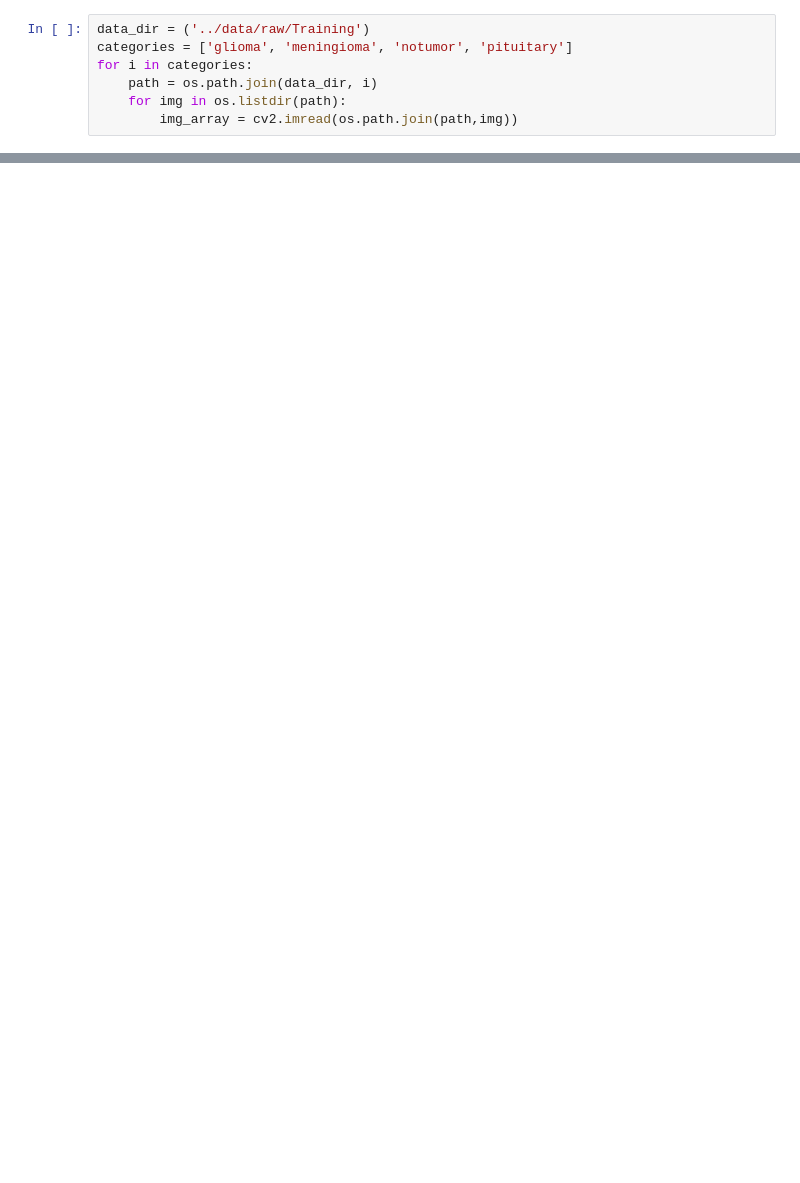
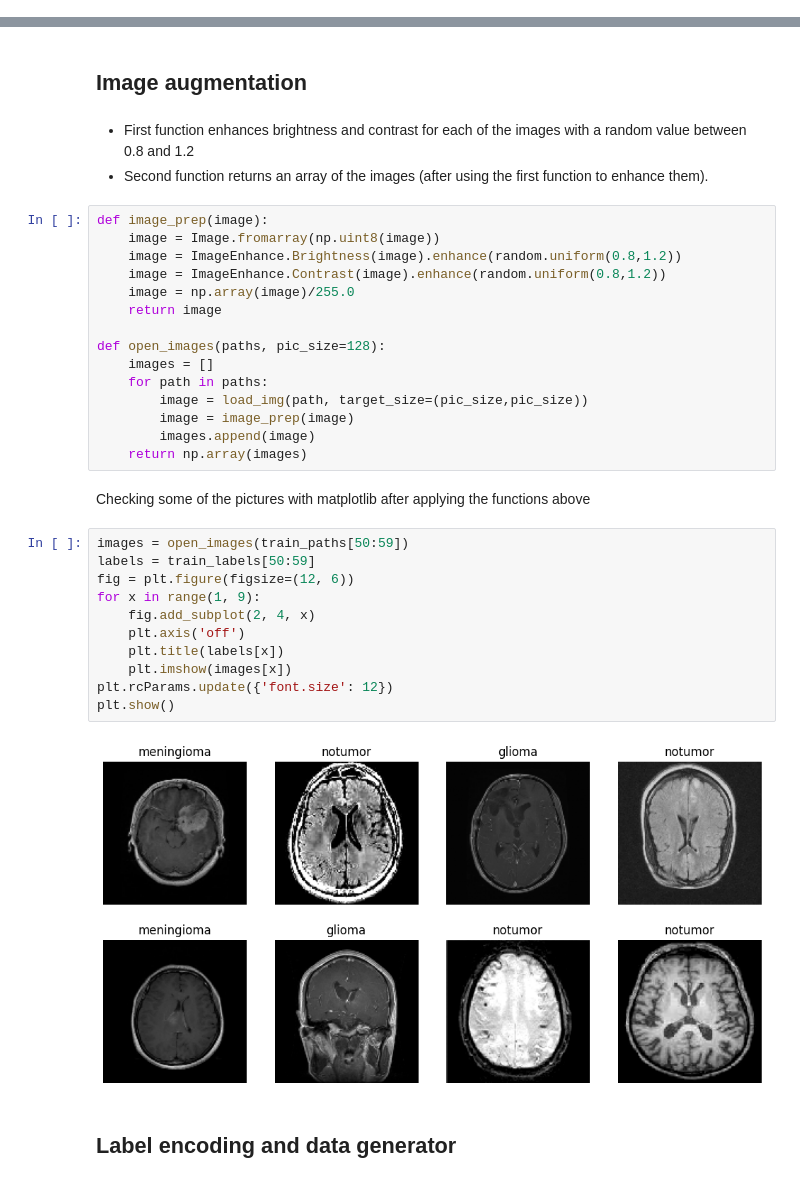
Before and after one commit to jcjv86/final-bootcamp-project, a Jupyter notebook: notebooks/models.ipynb, the cells around one changed output, grey strips where cells are left out. Saved outputs shown, nothing was run; the diff lists cells and outputs as text; blank space fills up the shorter version.

```diff
--- a/notebooks/models.ipynb
+++ b/notebooks/models.ipynb
@@ -31,7 +0,0 @@ sys.path.insert(0, os.path.abspath(config['lib']))
-# %%
-data_dir = ('../data/raw/Training')
-categories = ['glioma', 'meningioma', 'notumor', 'pituitary']
-for i in categories:
-    path = os.path.join(data_dir, i)
-    for img in os.listdir(path):
-        img_array = cv2.imread(os.path.join(path,img))
@@ -827,0 +87,37 @@ It looks like the problem is how the images are fed into the model, since the la
+# %% [markdown]
+## Image augmentation
+# %% [markdown]
+- First function enhances brightness and contrast for each of the images with a random value between 0.8 and 1.2
+- Second function returns an array of the images (after using the first function to enhance them).
+# %%
+def image_prep(image):
+    image = Image.fromarray(np.uint8(image))
+    image = ImageEnhance.Brightness(image).enhance(random.uniform(0.8,1.2))
+    image = ImageEnhance.Contrast(image).enhance(random.uniform(0.8,1.2))
+    image = np.array(image)/255.0
+    return image
+
+def open_images(paths, pic_size=128):
+    images = []
+    for path in paths:
+        image = load_img(path, target_size=(pic_size,pic_size))
+        image = image_prep(image)
+        images.append(image)
+    return np.array(images)
+# %% [markdown]
+Checking some of the pictures with matplotlib after applying the functions above
+# %%
+images = open_images(train_paths[50:59])
+labels = train_labels[50:59]
+fig = plt.figure(figsize=(12, 6))
+for x in range(1, 9):
+    fig.add_subplot(2, 4, x)
+    plt.axis('off')
+    plt.title(labels[x])
+    plt.imshow(images[x])
+plt.rcParams.update({'font.size': 12})
+plt.show()
+# %% [output]
+[figure, added]
+# %% [markdown]
+## Label encoding and data generator
```
Also changed, not shown: parts of 102 cells of this notebook, 18 other files.
